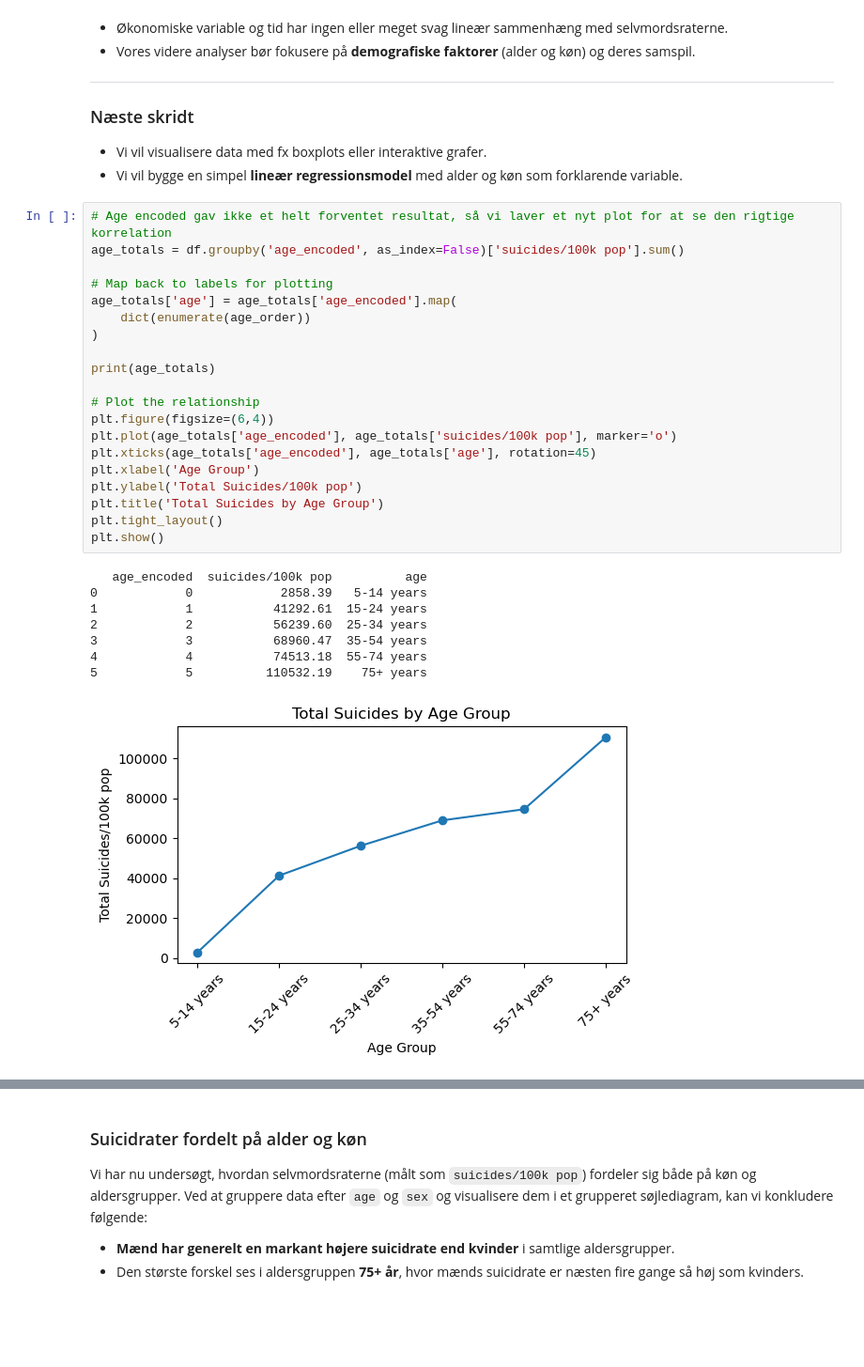
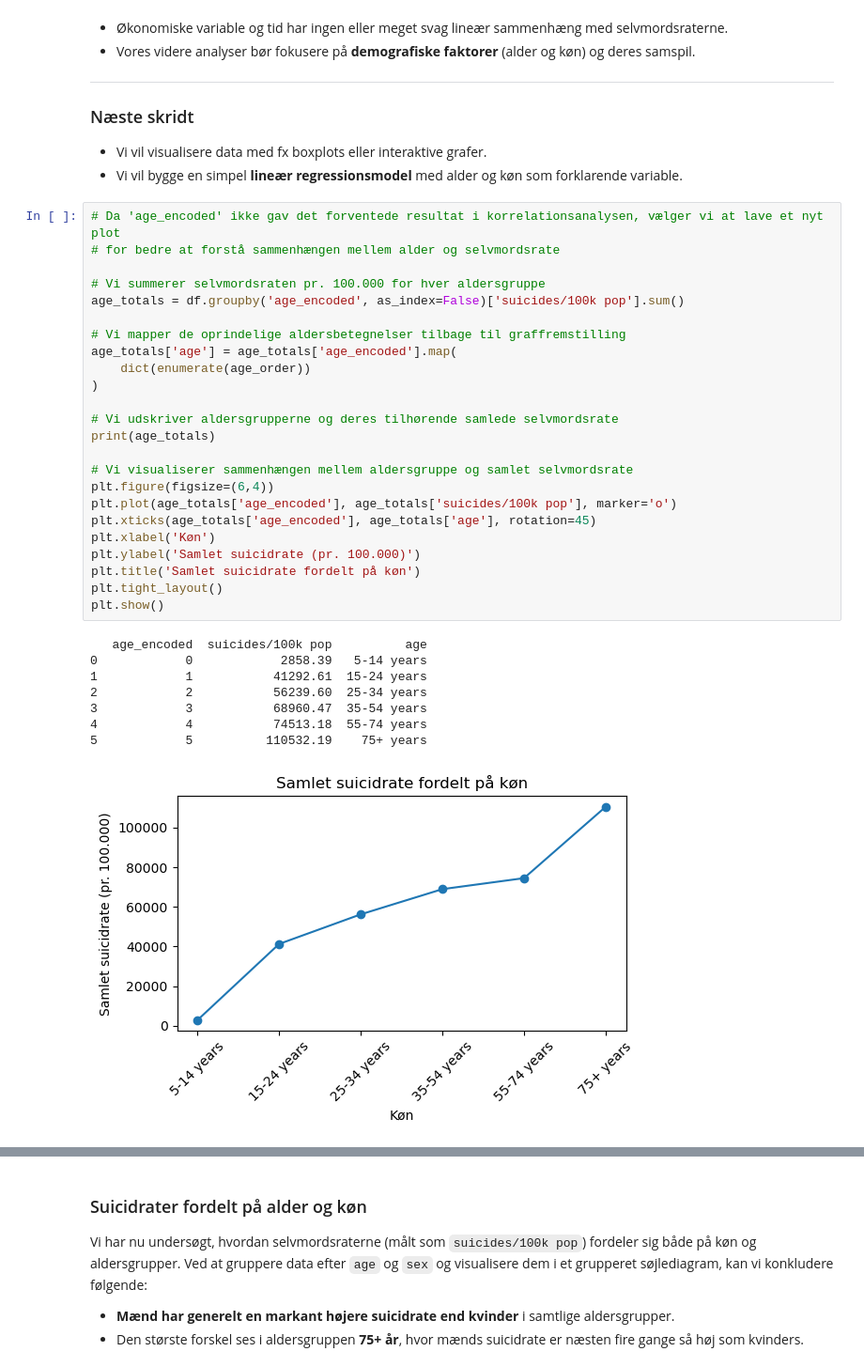
Before and after one commit to LukasRonberg/BIExam, a Jupyter notebook: suicide.ipynb, the cells around one changed output, grey strips where cells are left out. Shown at 94% size. Cells and saved outputs as stored; diff of their text form; blank space fills up the shorter version.

```diff
--- a/suicide.ipynb
+++ b/suicide.ipynb
@@ -302,32 +309,36 @@ Ud fra korrelationsmatricen ser vi følgende:
 - Vi vil visualisere data med fx boxplots eller interaktive grafer.
 - Vi vil bygge en simpel **lineær regressionsmodel** med alder og køn som forklarende variable.
 # %%
-# Age encoded gav ikke et helt forventet resultat, så vi laver et nyt plot for at se den rigtige korrelation
+# Da 'age_encoded' ikke gav det forventede resultat i korrelationsanalysen, vælger vi at lave et nyt plot
+# for bedre at forstå sammenhængen mellem alder og selvmordsrate
+
+# Vi summerer selvmordsraten pr. 100.000 for hver aldersgruppe
 age_totals = df.groupby('age_encoded', as_index=False)['suicides/100k pop'].sum()
 
-# Map back to labels for plotting
+# Vi mapper de oprindelige aldersbetegnelser tilbage til graffremstilling
 age_totals['age'] = age_totals['age_encoded'].map(
     dict(enumerate(age_order))
 )
 
+# Vi udskriver aldersgrupperne og deres tilhørende samlede selvmordsrate
 print(age_totals)
 
-# Plot the relationship
+# Vi visualiserer sammenhængen mellem aldersgruppe og samlet selvmordsrate
 plt.figure(figsize=(6,4))
 plt.plot(age_totals['age_encoded'], age_totals['suicides/100k pop'], marker='o')
 plt.xticks(age_totals['age_encoded'], age_totals['age'], rotation=45)
-plt.xlabel('Age Group')
-plt.ylabel('Total Suicides/100k pop')
-plt.title('Total Suicides by Age Group')
+plt.xlabel('Køn')
+plt.ylabel('Samlet suicidrate (pr. 100.000)')
+plt.title('Samlet suicidrate fordelt på køn')
 plt.tight_layout()
 plt.show()
 # %% [output]
    age_encoded  suicides/100k pop          age
 0            0            2858.39   5-14 years
 1            1           41292.61  15-24 years
 2            2           56239.60  25-34 years
 3            3           68960.47  35-54 years
 4            4           74513.18  55-74 years
 5            5          110532.19    75+ years
-[figure, old version]
+[figure, new version]
 # %%
```
Also changed, not shown: parts of 34 cells of this notebook.
